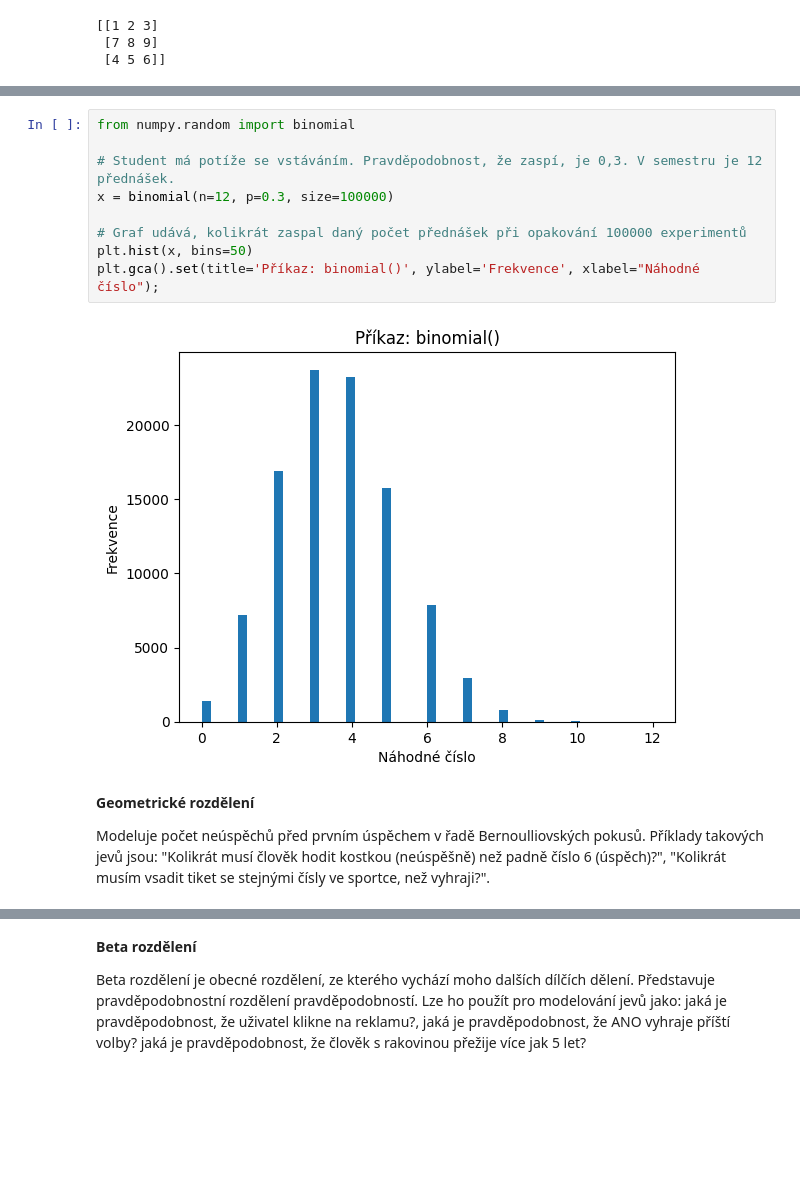
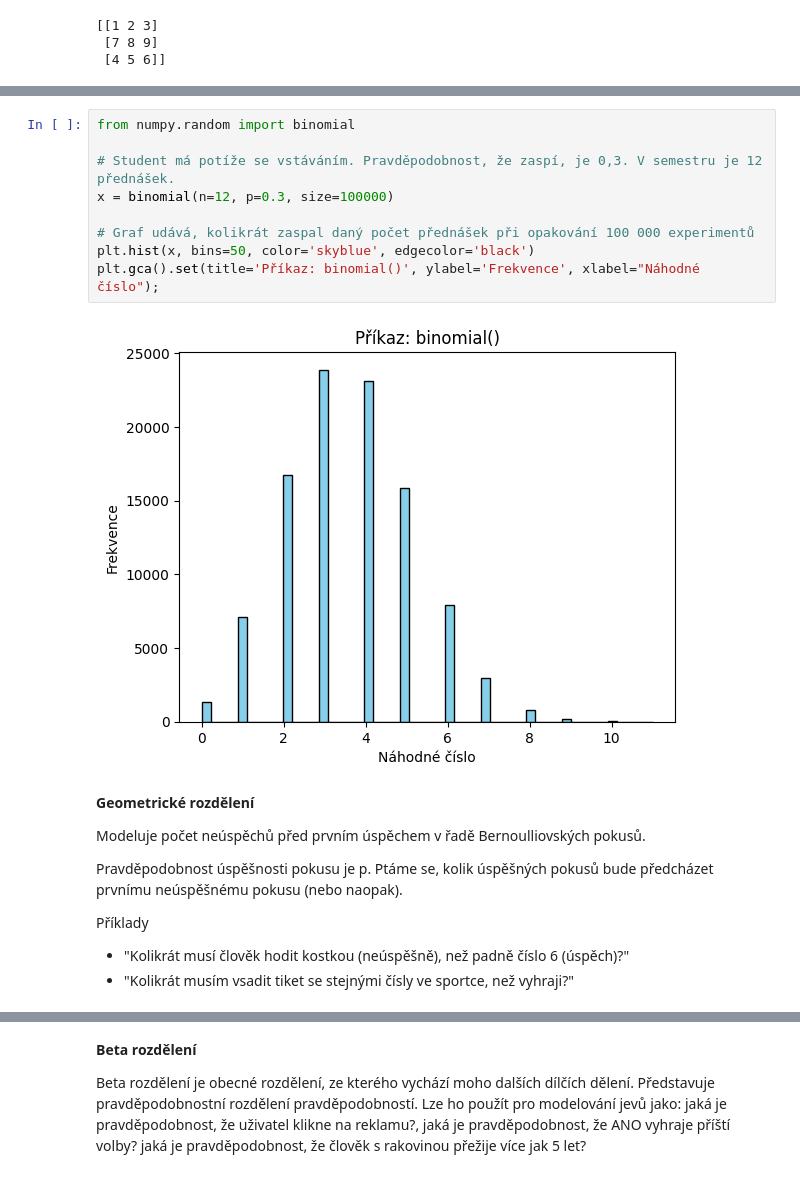
Before and after one commit to pkbcz/MSW2, a Jupyter notebook: 07 generatory.ipynb, the cells around one changed output, grey strips where cells are left out. Drawn from its saved outputs; the diff is of its cells as text; blank space fills up the shorter version.

```diff
--- a/07 generatory.ipynb
+++ b/07 generatory.ipynb
@@ -642,18 +847,25 @@ plt.gca().set(title='Příkaz: binomial()', ylabel='Frekvence', xlabel="Náhodn
 # %%
 from numpy.random import binomial
 
 # Student má potíže se vstáváním. Pravděpodobnost, že zaspí, je 0,3. V semestru je 12 přednášek.
 x = binomial(n=12, p=0.3, size=100000)
 
-# Graf udává, kolikrát zaspal daný počet přednášek při opakování 100000 experimentů
-plt.hist(x, bins=50)
+# Graf udává, kolikrát zaspal daný počet přednášek při opakování 100 000 experimentů
+plt.hist(x, bins=50, color='skyblue', edgecolor='black')
 plt.gca().set(title='Příkaz: binomial()', ylabel='Frekvence', xlabel="Náhodné číslo");
 # %% [output]
-[figure, old version]
+[figure, new version]
 # %% [markdown]
 **Geometrické rozdělení**
 
-Modeluje počet neúspěchů před prvním úspěchem v řadě Bernoulliovských pokusů. Příklady takových jevů jsou: "Kolikrát musí člověk hodit kostkou (neúspěšně) než padně číslo 6 (úspěch)?", "Kolikrát musím vsadit tiket se stejnými čísly ve sportce, než vyhraji?".
+Modeluje počet neúspěchů před prvním úspěchem v řadě Bernoulliovských pokusů.
+
+Pravděpodobnost úspěšnosti pokusu je p. Ptáme se, kolik úspěšných pokusů bude
+předcházet prvnímu neúspěšnému pokusu (nebo naopak).
+
+Příklady
+- "Kolikrát musí člověk hodit kostkou (neúspěšně), než padně číslo 6 (úspěch)?"
+- "Kolikrát musím vsadit tiket se stejnými čísly ve sportce, než vyhraji?"
 # %%
 from numpy.random import geometric
 
```
Also changed, not shown: parts of 79 cells of this notebook, 17 other files.
